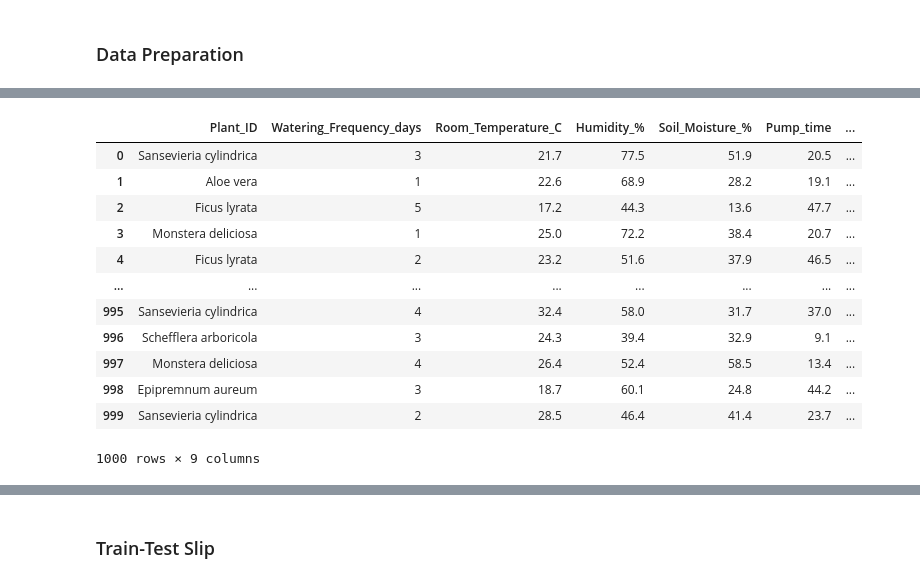
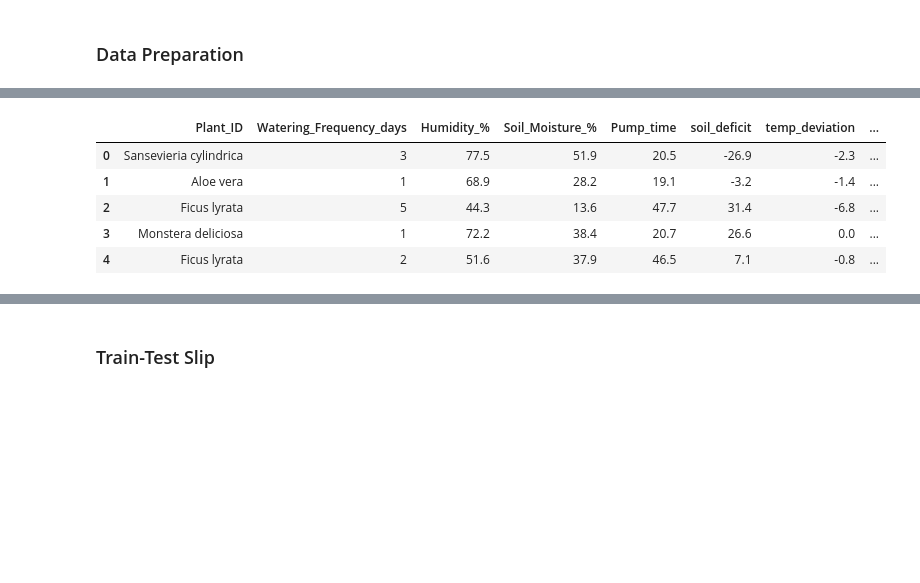
Before and after one commit to VIA-Plantify/Plantify-MachineLearning, a Jupyter notebook: datapreparation/indoor_dataset/indoor_plant.ipynb, the cells around one changed output, grey strips where cells are left out. Cells and saved outputs as stored; diff of their text form; code cells hidden in the pictures; blank space fills up the shorter version.

```diff
--- a/datapreparation/indoor_dataset/indoor_plant.ipynb
+++ b/datapreparation/indoor_dataset/indoor_plant.ipynb
@@ -14,6 +15,7 @@ import numpy as np
 # %%
 data_sensors = pd.read_csv("Indoor_Plant_Health_and_Growth_Factors.csv")
 data_optimal = pd.read_csv("optimal_plant_conditions.csv")
+light_values = pd.read_csv("light_intensity.csv")
 
 data = pd.merge(
     data_sensors,
@@ -22,3 +24,7 @@ data = pd.merge(
     right_on='Plant_ID',
     how='left'
 )
+
+data["Light_Intensity"] = light_values["Lux_Value"]
+
+data.head()
@@ -94,32 +95,31 @@ for idx, (metric, label) in enumerate(zip(metrics, metric_labels)):
 # %%
 # Feature Engineering
 
 # Soil humidity deficit (optimal - current -> to get a positive value when it needs water)
 data['soil_deficit'] = (data['Optimal_Soil_Moisture_%'] - data['Soil_Moisture_%'])
 
 # Temperature deviation (current - optimal -> get a postive value when it's hotter than ideal)
 data['temp_deviation'] = (data['Room_Temperature_C'] - data['Optimal_Room_Temperature_C'])
 
 # Air humidity deficit (optimal - current -> positive means the air is too dry)
 data['air_hum_deficit'] = (data['Optimal_Humidity_%'] - data['Humidity_%'])
 
-data = data.drop(columns=["Optimal_Humidity_%", "Optimal_Room_Temperature_C", "Optimal_Soil_Moisture_%"])
+# Light deviation (current - optimal -> get a postive value when it's more light than ideal)
+data['light_deviation'] = (data['Light_Intensity'] - data['Optimal_Light_Intensity_Lux'])
 
-data
+# Approximate evapotranspiration (water loss due to heat, light, and dry air)
+data['et_approx'] = ((data['Room_Temperature_C'] * data['Light_Intensity']) / (data['Humidity_%'] + 1))
+
+data = data.drop(columns=["Optimal_Humidity_%", "Optimal_Room_Temperature_C", "Optimal_Soil_Moisture_%", "Optimal_Light_Intensity_Lux", "Room_Temperature_C", "Light_Intensity"])
+
+data.head()
 # %% [output]
-|  | Plant_ID | Watering_Frequency_days | Room_Temperature_C | Humidity_% | Soil_Moisture_% | Pump_time | ... |
-| 0 | Sansevieria cylindrica | 3 | 21.7 | 77.5 | 51.9 | 20.5 | ... |
-| 1 | Aloe vera | 1 | 22.6 | 68.9 | 28.2 | 19.1 | ... |
-| 2 | Ficus lyrata | 5 | 17.2 | 44.3 | 13.6 | 47.7 | ... |
-| 3 | Monstera deliciosa | 1 | 25.0 | 72.2 | 38.4 | 20.7 | ... |
-| 4 | Ficus lyrata | 2 | 23.2 | 51.6 | 37.9 | 46.5 | ... |
-| ... | ... | ... | ... | ... | ... | ... | ... |
-| 995 | Sansevieria cylindrica | 4 | 32.4 | 58.0 | 31.7 | 37.0 | ... |
-| 996 | Schefflera arboricola | 3 | 24.3 | 39.4 | 32.9 | 9.1 | ... |
-| 997 | Monstera deliciosa | 4 | 26.4 | 52.4 | 58.5 | 13.4 | ... |
-| 998 | Epipremnum aureum | 3 | 18.7 | 60.1 | 24.8 | 44.2 | ... |
-| 999 | Sansevieria cylindrica | 2 | 28.5 | 46.4 | 41.4 | 23.7 | ... |
+|  | Plant_ID | Watering_Frequency_days | Humidity_% | Soil_Moisture_% | Pump_time | soil_deficit | temp_deviation | ... |
+| 0 | Sansevieria cylindrica | 3 | 77.5 | 51.9 | 20.5 | -26.9 | -2.3 | ... |
+| 1 | Aloe vera | 1 | 68.9 | 28.2 | 19.1 | -3.2 | -1.4 | ... |
+| 2 | Ficus lyrata | 5 | 44.3 | 13.6 | 47.7 | 31.4 | -6.8 | ... |
+| 3 | Monstera deliciosa | 1 | 72.2 | 38.4 | 20.7 | 26.6 | 0.0 | ... |
+| 4 | Ficus lyrata | 2 | 51.6 | 37.9 | 46.5 | 7.1 | -0.8 | ... |
-1000 rows × 9 columns
 # %%
 # Correlation matrix
 numeric_data = data.select_dtypes(include=['float64', 'int64'])
```
Also changed, not shown: parts of 17 cells of this notebook, 2 other files.
